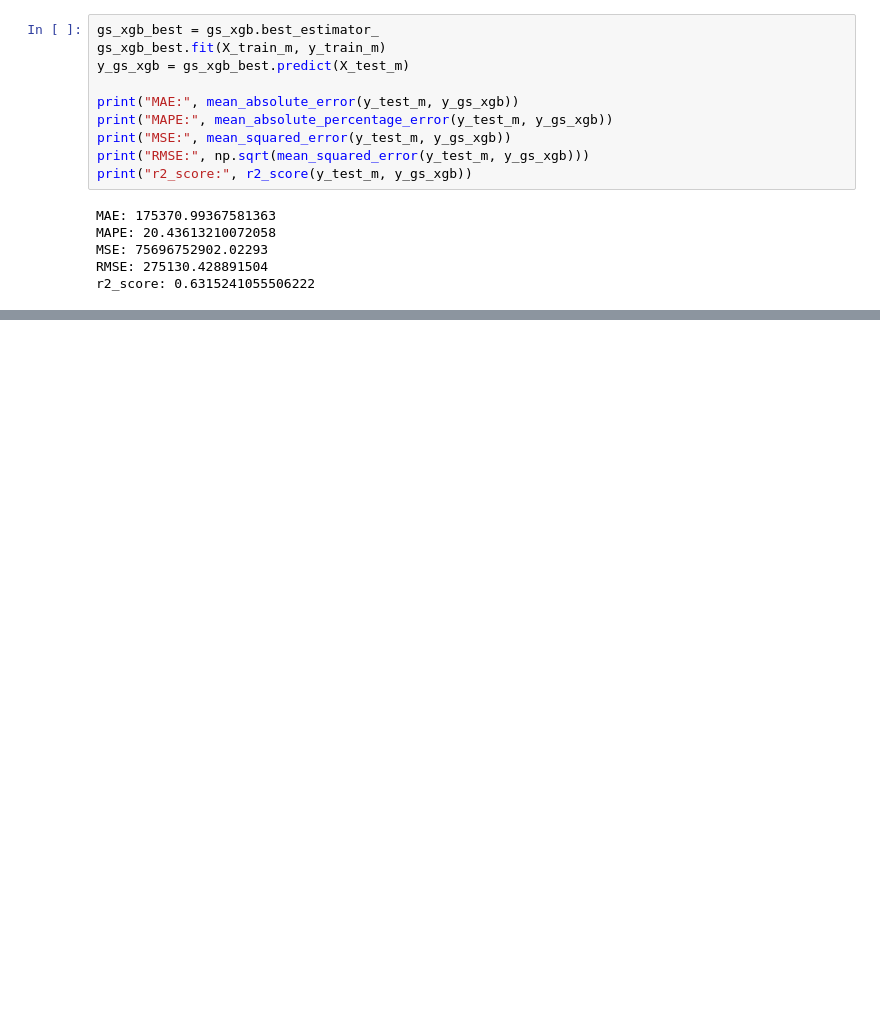
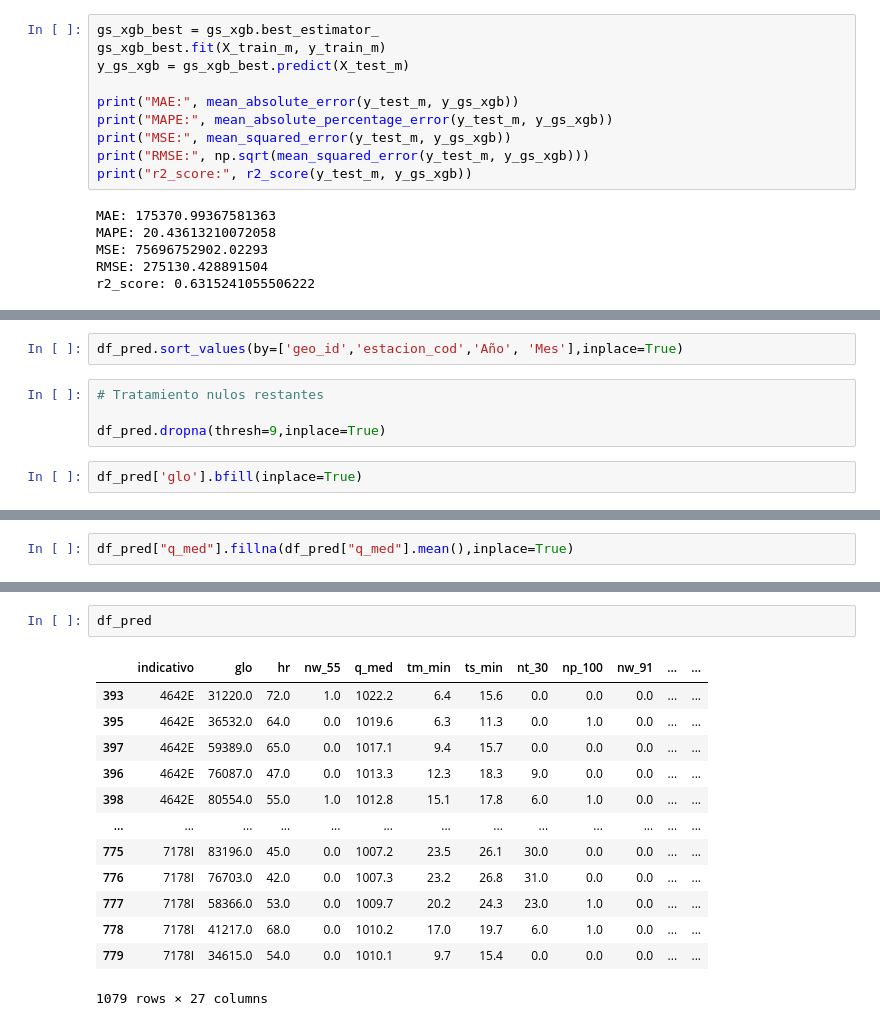
Before and after one commit to jonkar-diazperez/ML_JCDP, a Jupyter notebook: notebooks/03_Entrenamiento_Evaluacion.ipynb, the cells around one changed output, grey strips where cells are left out. Cells and saved outputs as stored; diff of their text form; blank space fills up the shorter version.

```diff
--- a/notebooks/03_Entrenamiento_Evaluacion.ipynb
+++ b/notebooks/03_Entrenamiento_Evaluacion.ipynb
@@ -399,0 +617,8 @@ X_train, X_test, y_train, y_test = train_test_split(X_poly,y_train, test_size =
+# %%
+df_pred.sort_values(by=['geo_id','estacion_cod','Año', 'Mes'],inplace=True)
+# %%
+# Tratamiento nulos restantes
+
+df_pred.dropna(thresh=9,inplace=True)
+# %%
+df_pred['glo'].bfill(inplace=True)
@@ -399,0 +632,2 @@ X_train, X_test, y_train, y_test = train_test_split(X_poly,y_train, test_size =
+# %%
+df_pred["q_med"].fillna(df_pred["q_med"].mean(),inplace=True)
@@ -399,0 +710,16 @@ X_train, X_test, y_train, y_test = train_test_split(X_poly,y_train, test_size =
+# %%
+df_pred
+# %% [output]
+|  | indicativo | glo | hr | nw_55 | q_med | tm_min | ts_min | nt_30 | np_100 | nw_91 | ... | ... |
+| 393 | 4642E | 31220.0 | 72.0 | 1.0 | 1022.2 | 6.4 | 15.6 | 0.0 | 0.0 | 0.0 | ... | ... |
+| 395 | 4642E | 36532.0 | 64.0 | 0.0 | 1019.6 | 6.3 | 11.3 | 0.0 | 1.0 | 0.0 | ... | ... |
+| 397 | 4642E | 59389.0 | 65.0 | 0.0 | 1017.1 | 9.4 | 15.7 | 0.0 | 0.0 | 0.0 | ... | ... |
+| 396 | 4642E | 76087.0 | 47.0 | 0.0 | 1013.3 | 12.3 | 18.3 | 9.0 | 0.0 | 0.0 | ... | ... |
+| 398 | 4642E | 80554.0 | 55.0 | 1.0 | 1012.8 | 15.1 | 17.8 | 6.0 | 1.0 | 0.0 | ... | ... |
+| ... | ... | ... | ... | ... | ... | ... | ... | ... | ... | ... | ... | ... |
+| 775 | 7178I | 83196.0 | 45.0 | 0.0 | 1007.2 | 23.5 | 26.1 | 30.0 | 0.0 | 0.0 | ... | ... |
+| 776 | 7178I | 76703.0 | 42.0 | 0.0 | 1007.3 | 23.2 | 26.8 | 31.0 | 0.0 | 0.0 | ... | ... |
+| 777 | 7178I | 58366.0 | 53.0 | 0.0 | 1009.7 | 20.2 | 24.3 | 23.0 | 1.0 | 0.0 | ... | ... |
+| 778 | 7178I | 41217.0 | 68.0 | 0.0 | 1010.2 | 17.0 | 19.7 | 6.0 | 1.0 | 0.0 | ... | ... |
+| 779 | 7178I | 34615.0 | 54.0 | 0.0 | 1010.1 | 9.7 | 15.4 | 0.0 | 0.0 | 0.0 | ... | ... |
+1079 rows × 27 columns
```
Also changed, not shown: parts of 54 cells of this notebook, 1 other file.
